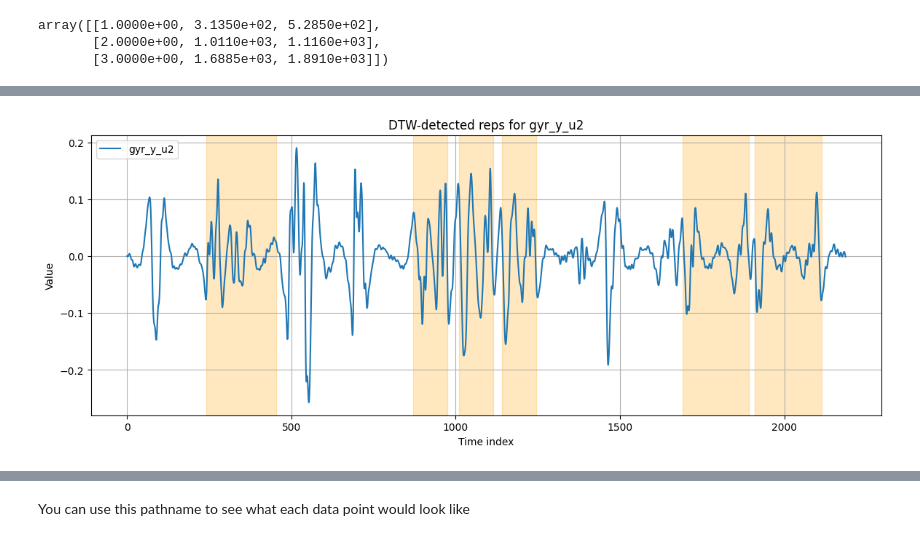
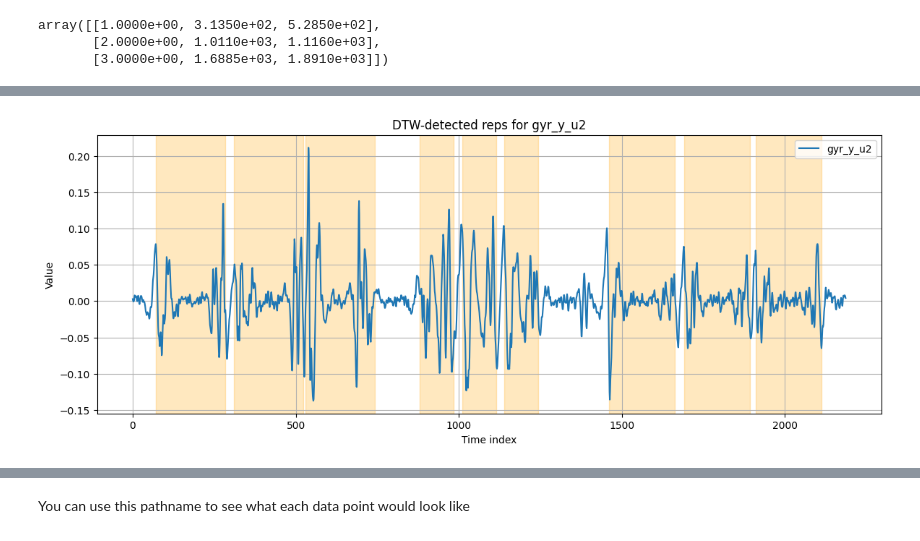
Before and after one commit to HammyLA/cs156-exercise-project, a Jupyter notebook: notebooks/experimental.ipynb, the cells around one changed output, grey strips where cells are left out. Saved outputs shown, nothing was run; the diff lists cells and outputs as text; code cells hidden in the pictures.

Commit message:
data understanding and reusable graphing

```diff
--- a/notebooks/experimental.ipynb
+++ b/notebooks/experimental.ipynb
@@ -166,7 +170,14 @@ subject_windows = np.concatenate(subject_windows_list, axis=0)  # NEW
-# %%
-from sklearn.preprocessing import StandardScaler
-
-num_windows, window_size, num_sensors = X_segments.shape
-X_flat = X_segments.reshape(num_windows, window_size * num_sensors)
-X_scaled = StandardScaler().fit_transform(X_flat)
-X_windows_scaled = X_scaled.reshape(num_windows, window_size, num_sensors)
+# %%
+sensor_cols = [col for col in filtered_df.columns if any(s in col for s in ['acc_', 'gyr_', 'mag_'])]
+window_size = 15
+stride = 8
+
+X_segments, y_segments, subject_windows = create_windows(
+    filtered_df,
+    sensor_cols,
+    window_size=window_size,
+    stride=stride,
+    idle_label=0
+)
+
+print(X_segments.shape, y_segments.shape, subject_windows.shape)
@@ -316,11 +399,17 @@ test_dict = {
     'subject_test_windows': test_subject_windows
 }
 
+times_dict = {
+    'times': times_sorted
+}
 with open('../data/training.pkl', 'wb') as f:
     pickle.dump(train_dict, f)
 
 with open('../data/test.pkl', 'wb') as f:
     pickle.dump(test_dict, f)
+
+with open('../data/time.pkl', 'wb') as f:
+    pickle.dump(test_dict, f)
 # %% [markdown]
 ## Experimental
 # %% [markdown]
@@ -554,15 +836,14 @@ rep_bounds_labeled = [(int(round(start)), int(round(end)))
 
 gyro_cols = [c for c in group.columns if 'gyr' in c]
 
-merged_bounds = pseudo_label_pipeline(
+yes = mtmm_dtw_pipeline(
     group_df=group,
     rep_bounds_labeled=rep_bounds_labeled,
-    sensor_cols=gyro_cols,
-    labels=['good','fast','slow'],
-    expected_reps_per_type=3,
+    sensor_cols=sensor_cols,
+    template_dict=template_dict[1],
     step=10,
-    percentile=20
+    score_thresh=39
 )
 
-print(merged_bounds)
+print(yes)
 # %% [output]
@@ -615,32 +899,32 @@ import matplotlib.pyplot as plt
 def plot_dtw_rep_bounds(group_df, final_bounds, sensor_cols, feature="gyr_x_u5"):
     """
     group_df: full subject-exercise dataframe
     final_bounds: list of (start, end) from DTW
     feature: which channel to visualize (string)
     """
 
     plt.figure(figsize=(14, 5))
 
     y = group_df[feature].values
     plt.plot(y, label=feature)
 
     # Draw DTW rep boundaries
     for (s, e) in final_bounds:
         plt.axvspan(s, e, alpha=0.25, color='orange')
 
     plt.title(f"DTW-detected reps for {feature}")
     plt.xlabel("Time index")
     plt.ylabel("Value")
     plt.grid(True)
     plt.legend()
     plt.show()
 
 
 # Example
 # Convert merged_bounds DataFrame to list of (start,end) tuples
-rep_bounds = list(zip(merged_bounds['start'], merged_bounds['end']))
+rep_bounds = list(zip(yes['start'], yes['end']))
 
 # Now call the plot function
 plot_dtw_rep_bounds(group, rep_bounds, sensor_cols, feature="gyr_y_u2")
 # %% [output]
-[figure, old version]
+[figure, new version]
```
Also changed, not shown: parts of 27 cells of this notebook, 5 other files.
